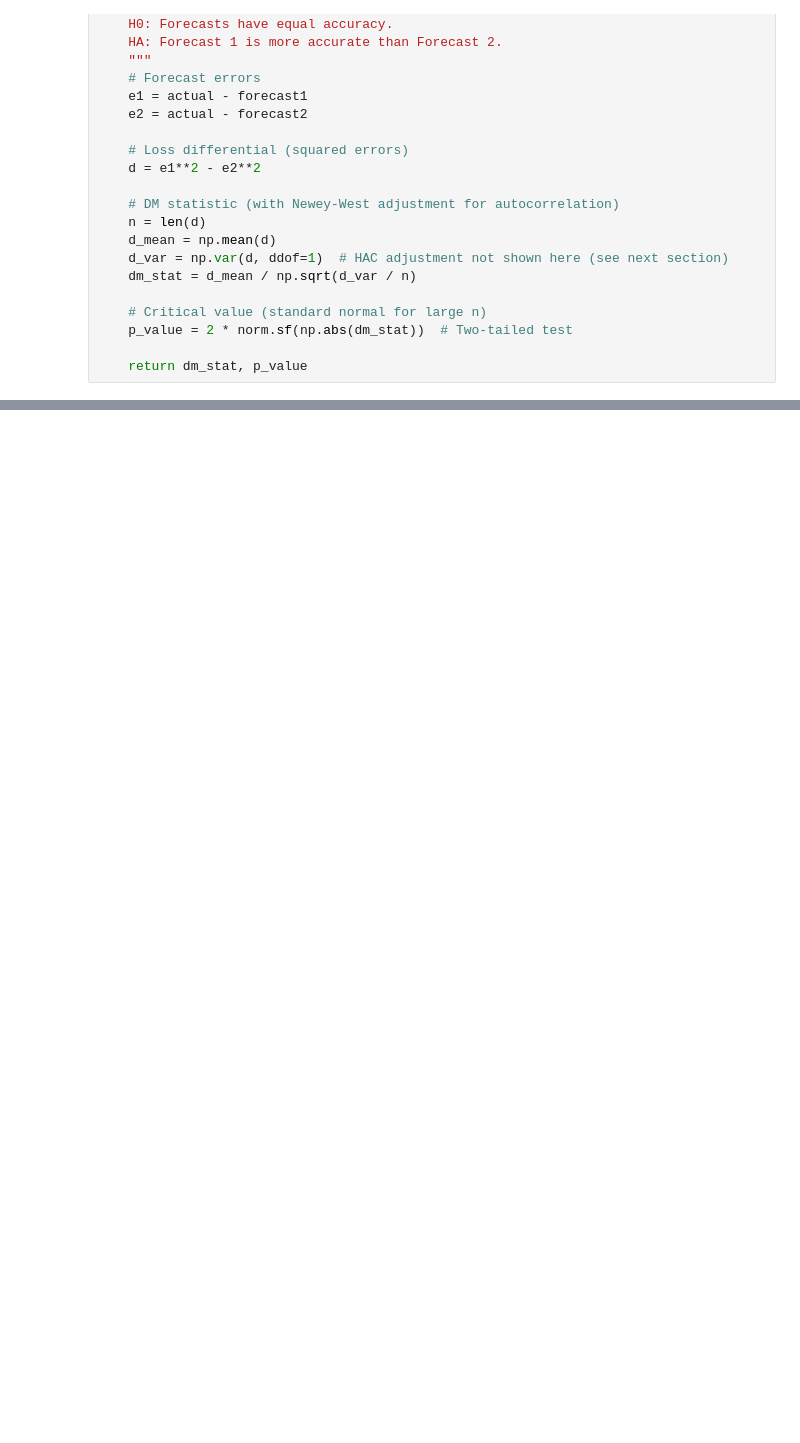
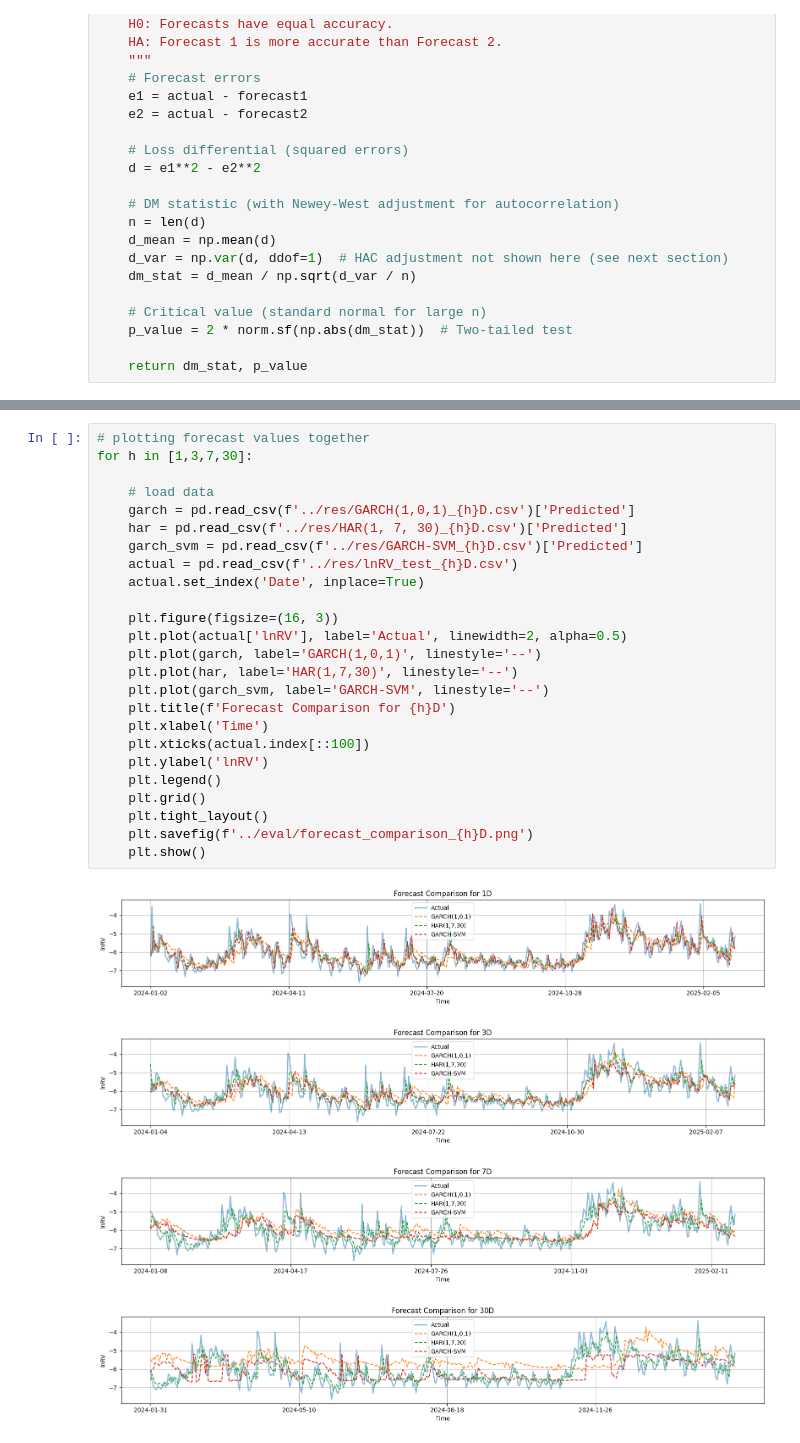
Before and after one commit to kiwi-lemongrass/DSE4101_Individual-Project, a Jupyter notebook: src/eval.ipynb, the cells around one changed output, grey strips where cells are left out. Saved outputs shown, nothing was run; the diff lists cells and outputs as text; blank space fills up the shorter version.

Commit message:
add eval

```diff
--- a/src/eval.ipynb
+++ b/src/eval.ipynb
@@ -221,0 +149,30 @@ HAR vs GARCH-SVM: DM Statistic = -7.7838, p-value = 0.0000
+# %%
+# plotting forecast values together
+for h in [1,3,7,30]:
+
+    # load data
+    garch = pd.read_csv(f'../res/GARCH(1,0,1)_{h}D.csv')['Predicted']
+    har = pd.read_csv(f'../res/HAR(1, 7, 30)_{h}D.csv')['Predicted']
+    garch_svm = pd.read_csv(f'../res/GARCH-SVM_{h}D.csv')['Predicted']
+    actual = pd.read_csv(f'../res/lnRV_test_{h}D.csv')
+    actual.set_index('Date', inplace=True)
+
+    plt.figure(figsize=(16, 3))
+    plt.plot(actual['lnRV'], label='Actual', linewidth=2, alpha=0.5)
+    plt.plot(garch, label='GARCH(1,0,1)', linestyle='--')
+    plt.plot(har, label='HAR(1,7,30)', linestyle='--')
+    plt.plot(garch_svm, label='GARCH-SVM', linestyle='--')
+    plt.title(f'Forecast Comparison for {h}D')
+    plt.xlabel('Time')
+    plt.xticks(actual.index[::100])
+    plt.ylabel('lnRV')
+    plt.legend()
+    plt.grid()
+    plt.tight_layout()
+    plt.savefig(f'../eval/forecast_comparison_{h}D.png')
+    plt.show()
+# %% [output]
+[figure, added]
+[figure, added]
+[figure, added]
+[figure, added]
```
Also changed, not shown: parts of 6 cells of this notebook, 8 other files.
